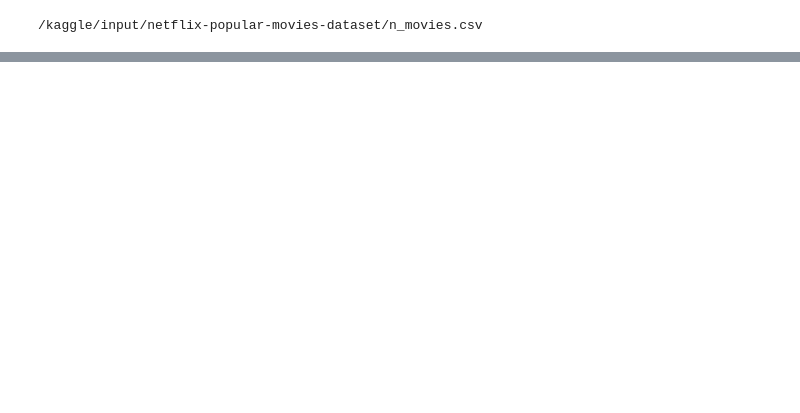
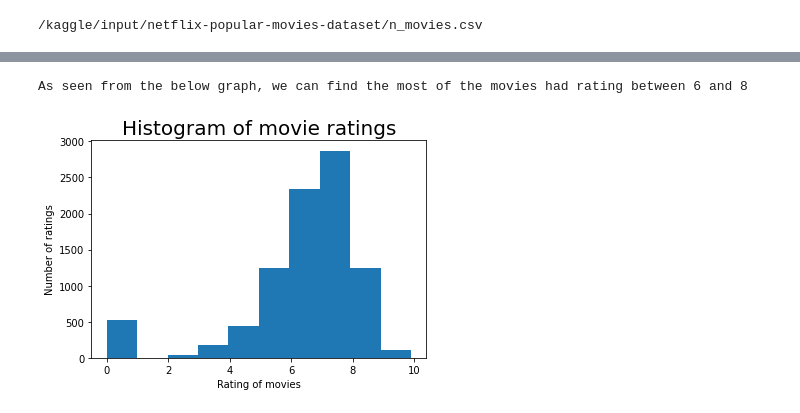
Before and after one commit to riazahmedtgithub/dataanalysis, a Jupyter notebook: notebookd524c8297c.ipynb, the cells around one changed output, grey strips where cells are left out. Drawn from its saved outputs; the diff is of its cells as text; code cells hidden in the pictures; blank space fills up the shorter version.

```diff
--- a/notebookd524c8297c.ipynb
+++ b/notebookd524c8297c.ipynb
@@ -61,0 +97,12 @@ object
+# %%
+    #Plotting a histogram for ratings column
+import matplotlib.pyplot as plt
+import seaborn as sns
+plt.hist(df['rating'],bins=10)
+plt.xlabel('Rating of movies')
+plt.ylabel('Number of ratings')
+plt.title("Histogram of movie ratings",fontsize=20)
+print(colored("As seen from the below graph, we can find the most of the movies had rating between 6 and 8", 'red',attrs=['bold','dark','underline']))
+# %% [output]
+As seen from the below graph, we can find the most of the movies had rating between 6 and 8
+[figure, added]
```
Also changed, not shown: parts of 3 cells of this notebook.
